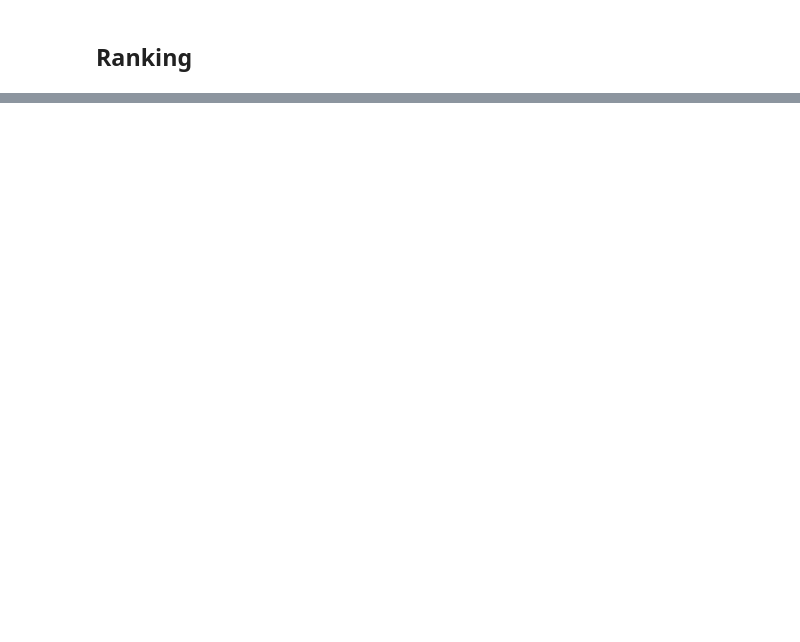
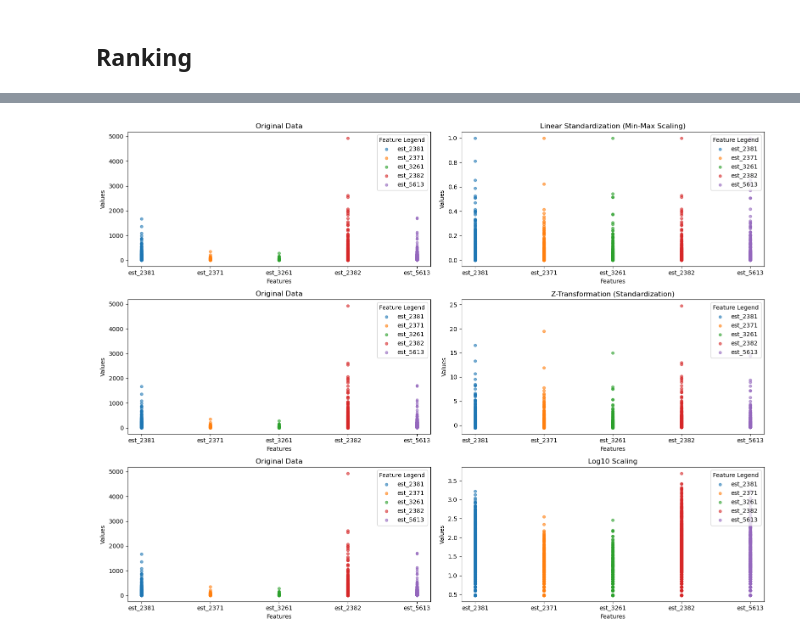
Before and after one commit to dkkdark/Data-Driven-Modeling-WS24-25, a Jupyter notebook: notebooks/data_preparation.ipynb, the cells around one changed output, grey strips where cells are left out. Drawn from its saved outputs; the diff is of its cells as text; code cells hidden in the pictures; blank space fills up the shorter version.

```diff
--- a/notebooks/data_preparation.ipynb
+++ b/notebooks/data_preparation.ipynb
@@ -405,0 +477,50 @@ This is called **Pivoting or Wide-Format-Transformation**
+# %%
+# Drop the 'FIPS' column
+feature_df_no_fips = feature_df.drop(columns='FIPS')
+
+# Linear Standardization (Min-Max Scaling)
+scaler_minmax = MinMaxScaler()
+feature_df_minmax = scaler_minmax.fit_transform(feature_df_no_fips)
+
+# Z-transformation (Standardization)
+scaler_standard = StandardScaler()
+feature_df_zscore = scaler_standard.fit_transform(feature_df_no_fips)
+
+# Log10 Scaling (with a small constant to avoid log(0))
+feature_df_log10 = np.log10(feature_df_no_fips + 1e-9)
+
+# Plotting function with automatic y-limits adjustment
+def plot_features(data, title, ax):
+    for i, col in enumerate(feature_df_no_fips.columns):
+        non_nan_data = data[:, i][~np.isnan(data[:, i])]  # Get non-NaN data for each feature
+        ax.scatter([col] * len(non_nan_data), non_nan_data, s=20, alpha=0.6, label=col)
+    ax.set_xlabel("Features")
+    ax.set_ylabel("Values")
+    ax.set_title(title)
+
+
+# Create a 3x2 grid of subplots
+fig, axes = plt.subplots(3, 2, figsize=(16, 12), sharey=False)
+
+# List of data pairs and titles for each subplot
+data_pairs = [
+    (feature_df_no_fips.to_numpy(), "Original Data", feature_df_minmax, "Linear Standardization (Min-Max Scaling)"),
+    (feature_df_no_fips.to_numpy(), "Original Data", feature_df_zscore, "Z-Transformation (Standardization)"),
+    (feature_df_no_fips.to_numpy(), "Original Data", feature_df_log10.to_numpy(), "Log10 Scaling")
+]
+
+# Plot each pair of datasets in the grid
+for row, (original_data, original_title, transformed_data, transformed_title) in enumerate(data_pairs):
+    # Plot original data in the left column
+    plot_features(original_data, original_title, axes[row, 0])
+    # Plot transformed data in the right column
+    plot_features(transformed_data, transformed_title, axes[row, 1])
+
+# Adjust layout and show legend for each subplot
+for ax in axes.flat:
+    if ax.has_data():
+        ax.legend(title="Feature Legend", loc='upper right')
+plt.tight_layout()
+plt.show()
+# %% [output]
+[figure, added]
```
Also changed, not shown: parts of 92 cells of this notebook.
